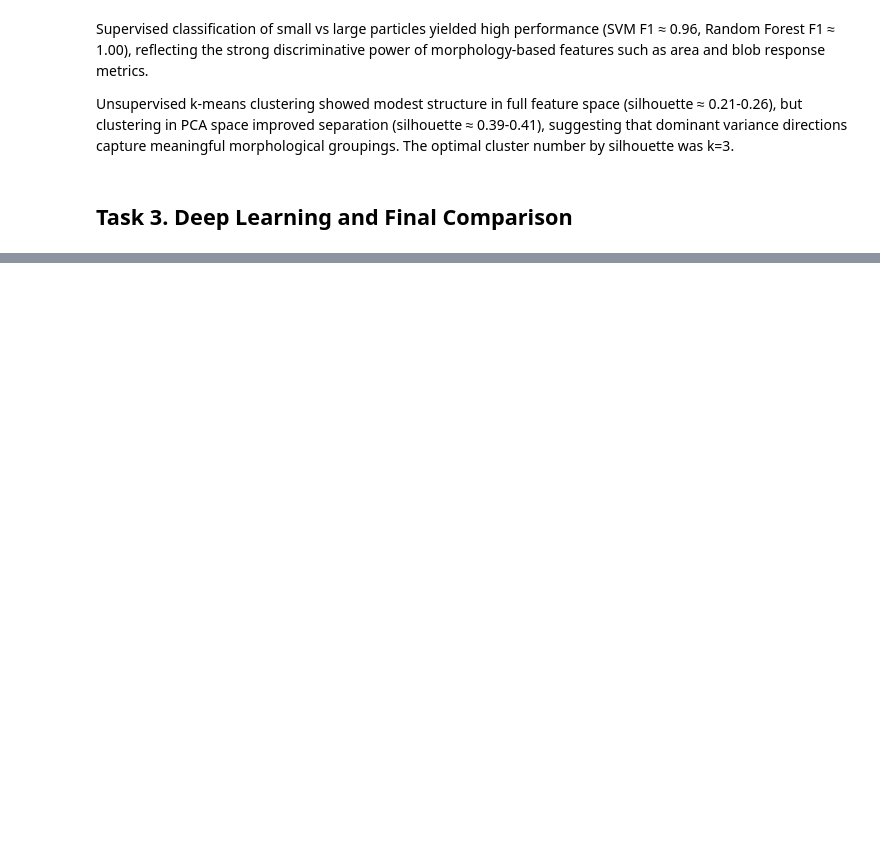
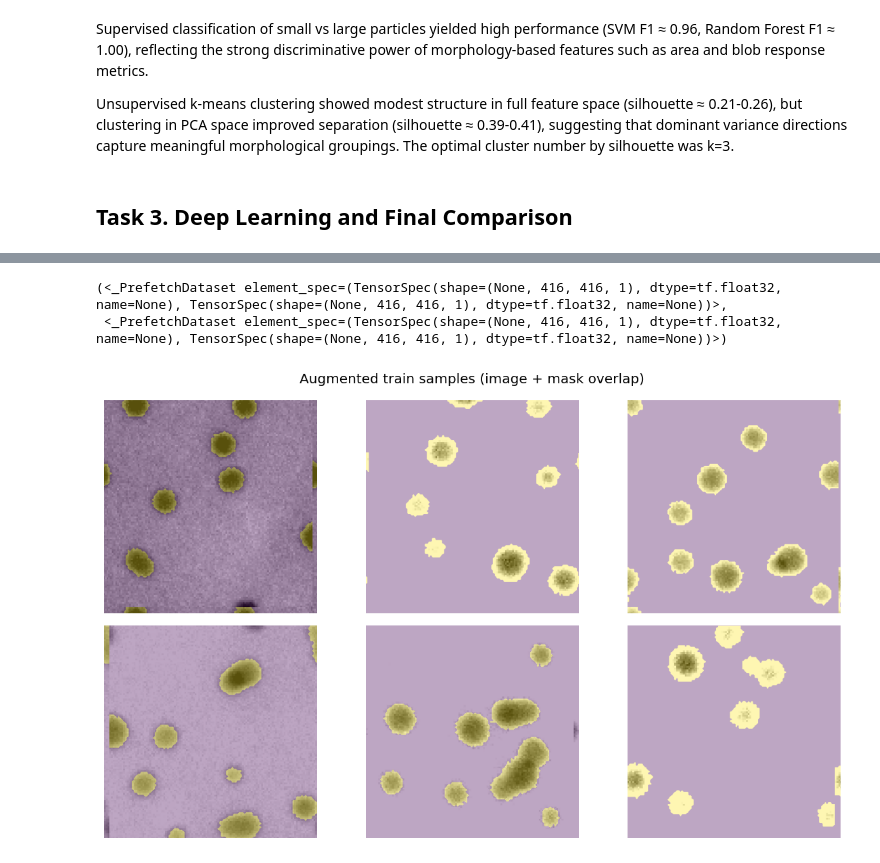
Before and after one commit to eliseetrheim/MSE465_EliseEtrheim, a Jupyter notebook: assignments/assignment 04/assignment_04_final.ipynb, the cells around one changed output, grey strips where cells are left out. Saved outputs shown, nothing was run; the diff lists cells and outputs as text; code cells hidden in the pictures; blank space fills up the shorter version.

```diff
--- a/assignments/assignment 04/assignment_04_final.ipynb
+++ b/assignments/assignment 04/assignment_04_final.ipynb
@@ -928,0 +1123,42 @@ Unsupervised k-means clustering showed modest structure in full feature space (s
+# %%
+# Create tf.data.Dataset
+def make_dataset(pairs, training: bool):
+    img_paths = [p[0] for p in pairs]
+    mask_paths = [p[1] for p in pairs]
+
+    ds = tf.data.Dataset.from_tensor_slices((img_paths, mask_paths))
+    ds = ds.map(lambda i, m: load_pair_tf(i, m), num_parallel_calls=AUTOTUNE)
+
+    if training:
+        ds = ds.shuffle(buffer_size=len(pairs), reshuffle_each_iteration=True)
+        ds = ds.map(augment_pair, num_parallel_calls=AUTOTUNE)
+
+    ds = ds.batch(BATCH_SIZE).prefetch(AUTOTUNE)
+    return ds
+
+train_ds = make_dataset(train_pairs, training=True)
+val_ds = make_dataset(val_pairs, training=False)
+
+train_ds, val_ds
+# %% [output]
+(<_PrefetchDataset element_spec=(TensorSpec(shape=(None, 416, 416, 1), dtype=tf.float32, name=None), TensorSpec(shape=(None, 416, 416, 1), dtype=tf.float32, name=None))>,
+ <_PrefetchDataset element_spec=(TensorSpec(shape=(None, 416, 416, 1), dtype=tf.float32, name=None), TensorSpec(shape=(None, 416, 416, 1), dtype=tf.float32, name=None))>)
+# %%
+# Visual sanity check
+import matplotlib.pyplot as plt
+
+for imgs, masks in train_ds.take(1):
+    imgs = imgs.numpy()
+    masks = masks.numpy()
+
+plt.figure(figsize=(10,6))
+for i in range(min(6, imgs.shape[0])):
+    plt.subplot(2, 3, i+1)
+    plt.imshow(imgs[i,...,0], cmap="gray")
+    plt.imshow(masks[i,...,0], alpha=0.35)
+    plt.axis("off")
+plt.suptitle("Augmented train samples (image + mask overlap)")
+plt.tight_layout()
+plt.show()
+# %% [output]
+[figure, added]
```
Also changed, not shown: parts of 45 cells of this notebook, 23 other files.
